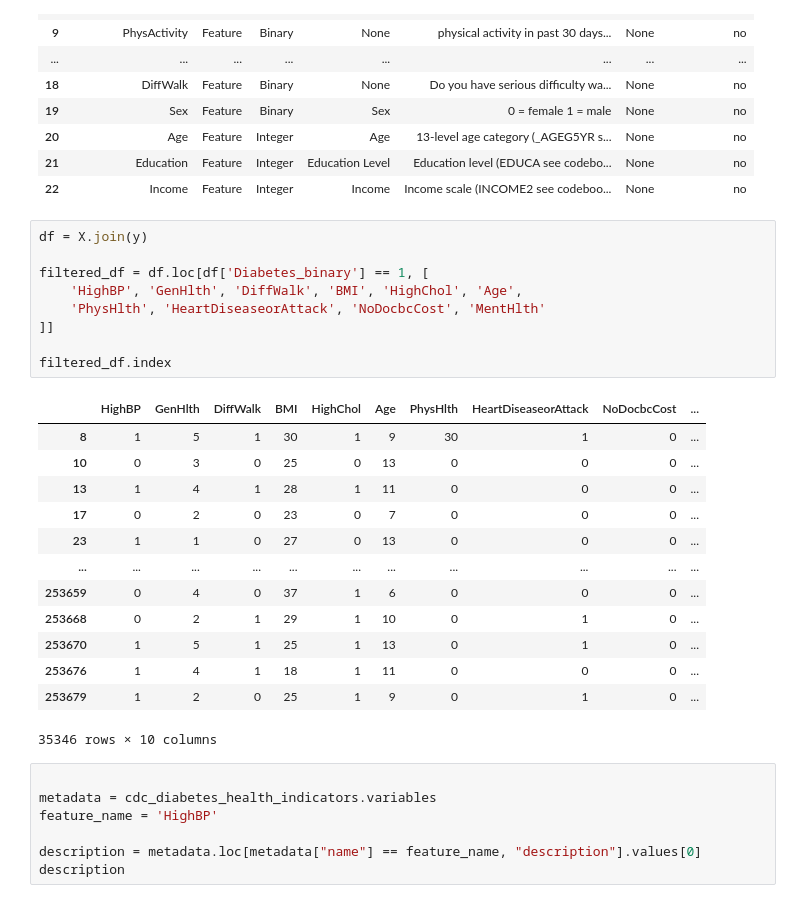
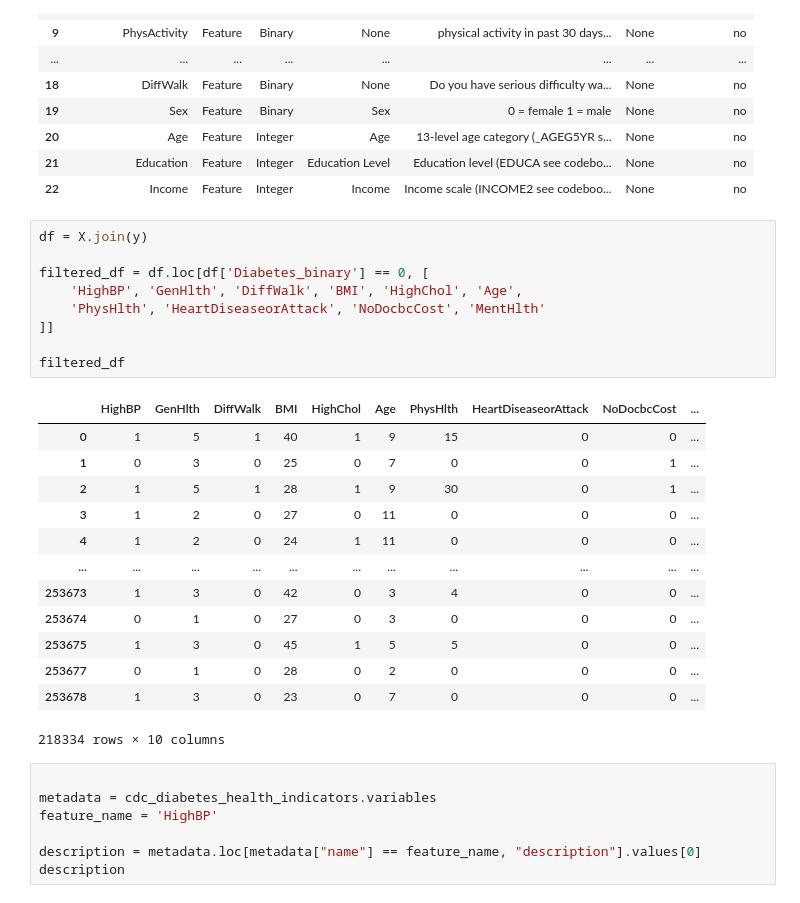
Before and after one commit to ktpanda2025/ECS_171_Group_26, a Jupyter notebook: Data_exploration/Feature_selection_eda.ipynb, the cells around one changed output. Saved outputs shown, nothing was run; the diff lists cells and outputs as text.

```diff
--- a/Data_exploration/Feature_selection_eda.ipynb
+++ b/Data_exploration/Feature_selection_eda.ipynb
@@ -37,26 +37,26 @@ cdc_diabetes_health_indicators.variables
 # %%
 df = X.join(y)
 
-filtered_df = df.loc[df['Diabetes_binary'] == 1, [
+filtered_df = df.loc[df['Diabetes_binary'] == 0, [
     'HighBP', 'GenHlth', 'DiffWalk', 'BMI', 'HighChol', 'Age',
     'PhysHlth', 'HeartDiseaseorAttack', 'NoDocbcCost', 'MentHlth'
 ]]
 
-filtered_df.index
+filtered_df
 # %% [output]
 |  | HighBP | GenHlth | DiffWalk | BMI | HighChol | Age | PhysHlth | HeartDiseaseorAttack | NoDocbcCost | ... |
-| 8 | 1 | 5 | 1 | 30 | 1 | 9 | 30 | 1 | 0 | ... |
-| 10 | 0 | 3 | 0 | 25 | 0 | 13 | 0 | 0 | 0 | ... |
-| 13 | 1 | 4 | 1 | 28 | 1 | 11 | 0 | 0 | 0 | ... |
-| 17 | 0 | 2 | 0 | 23 | 0 | 7 | 0 | 0 | 0 | ... |
-| 23 | 1 | 1 | 0 | 27 | 0 | 13 | 0 | 0 | 0 | ... |
+| 0 | 1 | 5 | 1 | 40 | 1 | 9 | 15 | 0 | 0 | ... |
+| 1 | 0 | 3 | 0 | 25 | 0 | 7 | 0 | 0 | 1 | ... |
+| 2 | 1 | 5 | 1 | 28 | 1 | 9 | 30 | 0 | 1 | ... |
+| 3 | 1 | 2 | 0 | 27 | 0 | 11 | 0 | 0 | 0 | ... |
+| 4 | 1 | 2 | 0 | 24 | 1 | 11 | 0 | 0 | 0 | ... |
 | ... | ... | ... | ... | ... | ... | ... | ... | ... | ... | ... |
-| 253659 | 0 | 4 | 0 | 37 | 1 | 6 | 0 | 0 | 0 | ... |
-| 253668 | 0 | 2 | 1 | 29 | 1 | 10 | 0 | 1 | 0 | ... |
-| 253670 | 1 | 5 | 1 | 25 | 1 | 13 | 0 | 1 | 0 | ... |
-| 253676 | 1 | 4 | 1 | 18 | 1 | 11 | 0 | 0 | 0 | ... |
-| 253679 | 1 | 2 | 0 | 25 | 1 | 9 | 0 | 1 | 0 | ... |
+| 253673 | 1 | 3 | 0 | 42 | 0 | 3 | 4 | 0 | 0 | ... |
+| 253674 | 0 | 1 | 0 | 27 | 0 | 3 | 0 | 0 | 0 | ... |
+| 253675 | 1 | 3 | 0 | 45 | 1 | 5 | 5 | 0 | 0 | ... |
+| 253677 | 0 | 1 | 0 | 28 | 0 | 2 | 0 | 0 | 0 | ... |
+| 253678 | 1 | 3 | 0 | 23 | 0 | 7 | 0 | 0 | 0 | ... |
-35346 rows × 10 columns
+218334 rows × 10 columns
 # %%
 
 metadata = cdc_diabetes_health_indicators.variables
```
